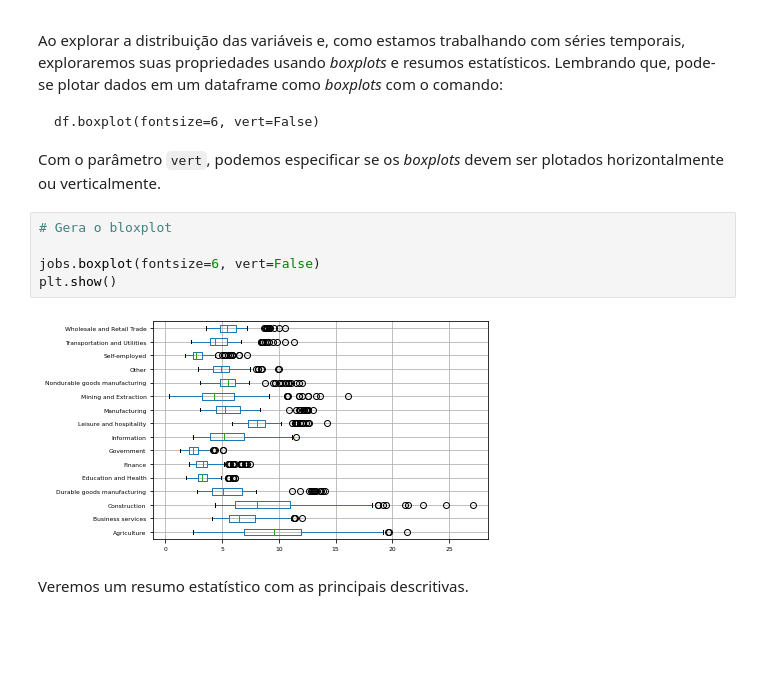
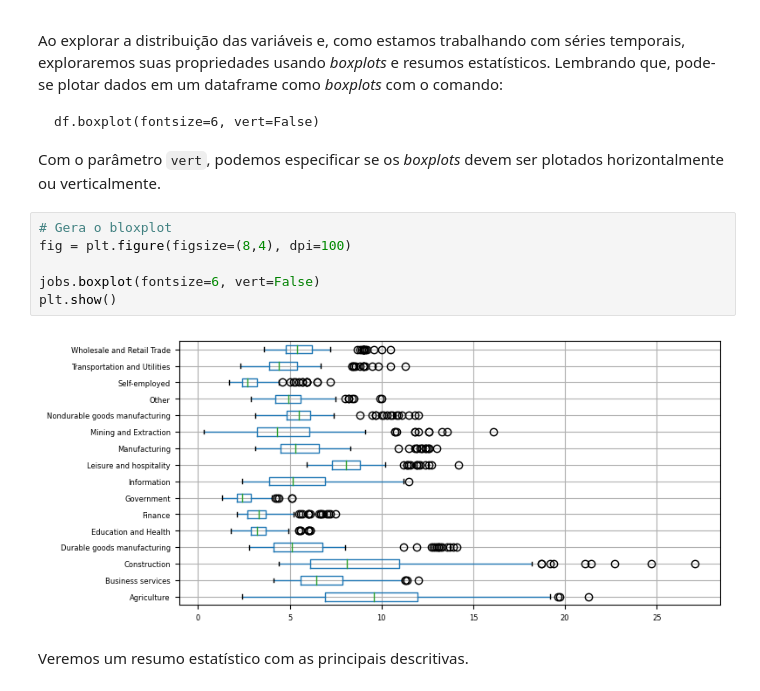
Before and after one commit to rhozon/meu_projeto_versionado, a Jupyter notebook: Exercicio_Visualização_da_Informação_com_Python.ipynb, the cells around one changed output. Saved outputs shown, nothing was run; the diff lists cells and outputs as text; blank space fills up the shorter version.

```diff
--- a/Exercicio_Visualização_da_Informação_com_Python.ipynb
+++ b/Exercicio_Visualização_da_Informação_com_Python.ipynb
@@ -143,11 +125,12 @@ df.boxplot(fontsize=6, vert=False)
 Com o parâmetro ``vert``, podemos especificar se os _boxplots_ devem ser plotados horizontalmente ou verticalmente.
 # %%
 # Gera o bloxplot
+fig = plt.figure(figsize=(8,4), dpi=100)
 
 jobs.boxplot(fontsize=6, vert=False)
 plt.show()
 # %% [output]
-[figure, old version]
+[figure, new version]
 # %% [markdown]
 Veremos um resumo estatístico com as principais descritivas.
 # %%
```
Also changed, not shown: parts of 9 cells of this notebook.
